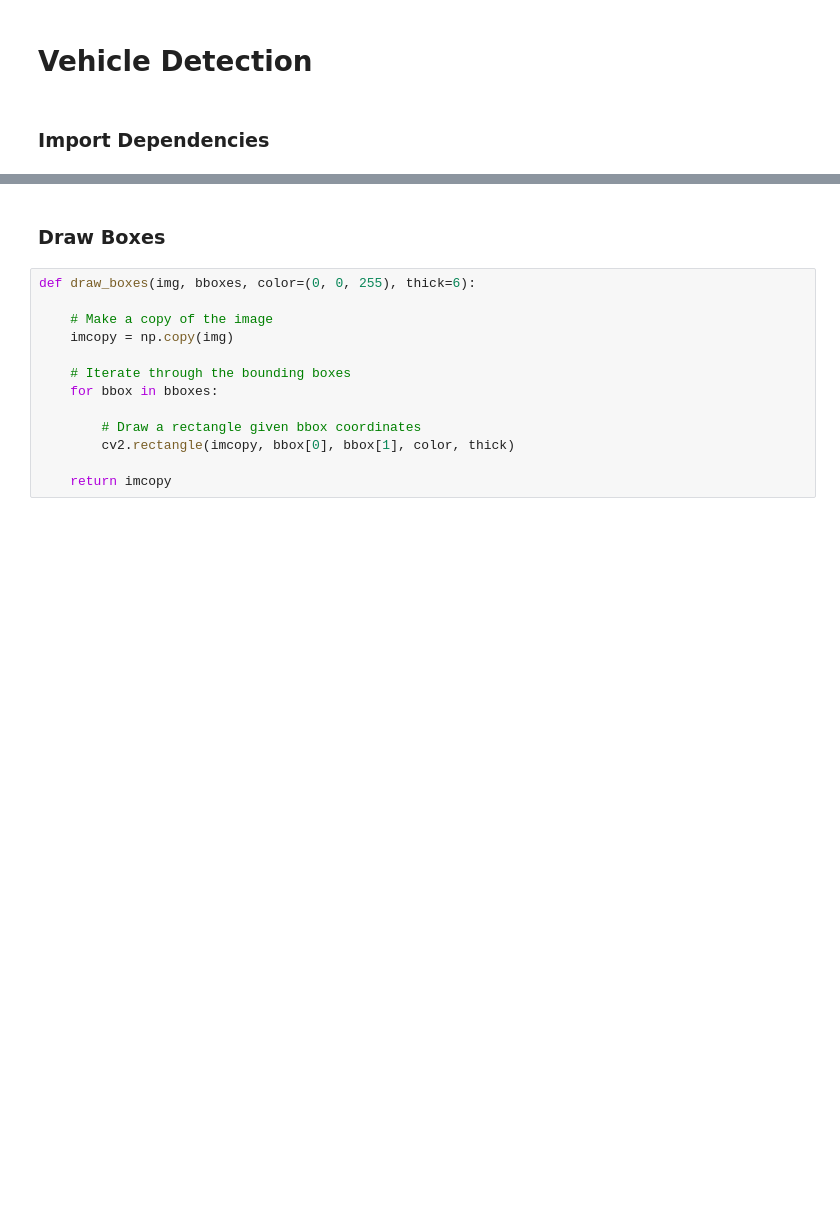
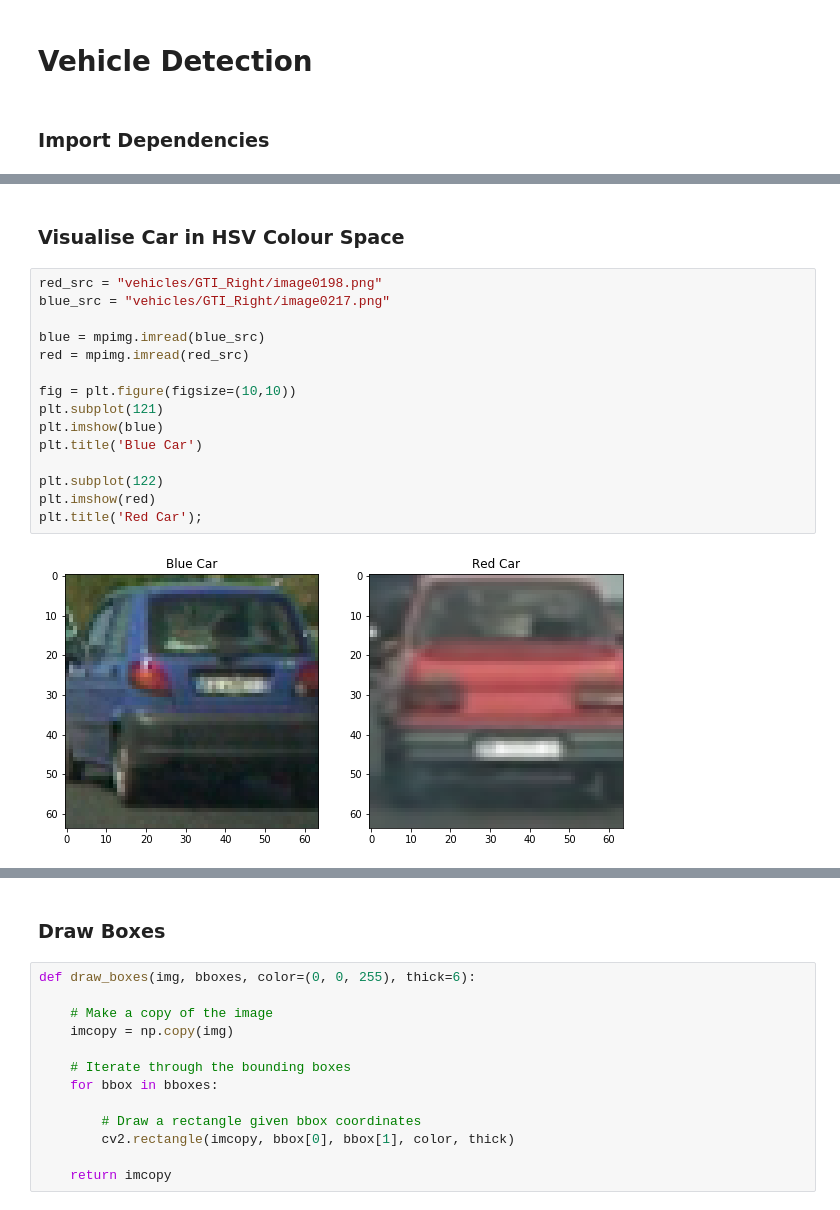
Before and after one commit to ajunwalker/Vehicle-Detection, a Jupyter notebook: Untitled.ipynb, the cells around one changed output, grey strips where cells are left out. Saved outputs shown, nothing was run; the diff lists cells and outputs as text; blank space fills up the shorter version.

```diff
--- a/Untitled.ipynb
+++ b/Untitled.ipynb
@@ -17,0 +125,19 @@ from sklearn.cross_validation import train_test_split
+# %% [markdown]
+### Visualise Car in HSV Colour Space
+# %%
+red_src = "vehicles/GTI_Right/image0198.png"
+blue_src = "vehicles/GTI_Right/image0217.png"
+
+blue = mpimg.imread(blue_src)
+red = mpimg.imread(red_src)
+
+fig = plt.figure(figsize=(10,10))
+plt.subplot(121)
+plt.imshow(blue)
+plt.title('Blue Car')
+
+plt.subplot(122)
+plt.imshow(red)
+plt.title('Red Car');
+# %% [output]
+[figure, added]
```
Also changed, not shown: parts of 61 cells of this notebook.
